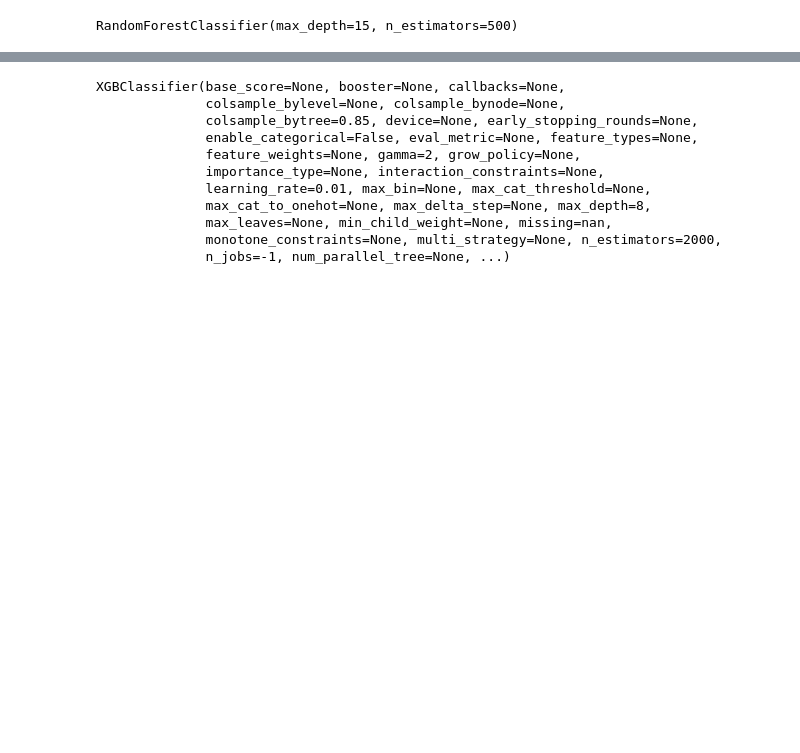
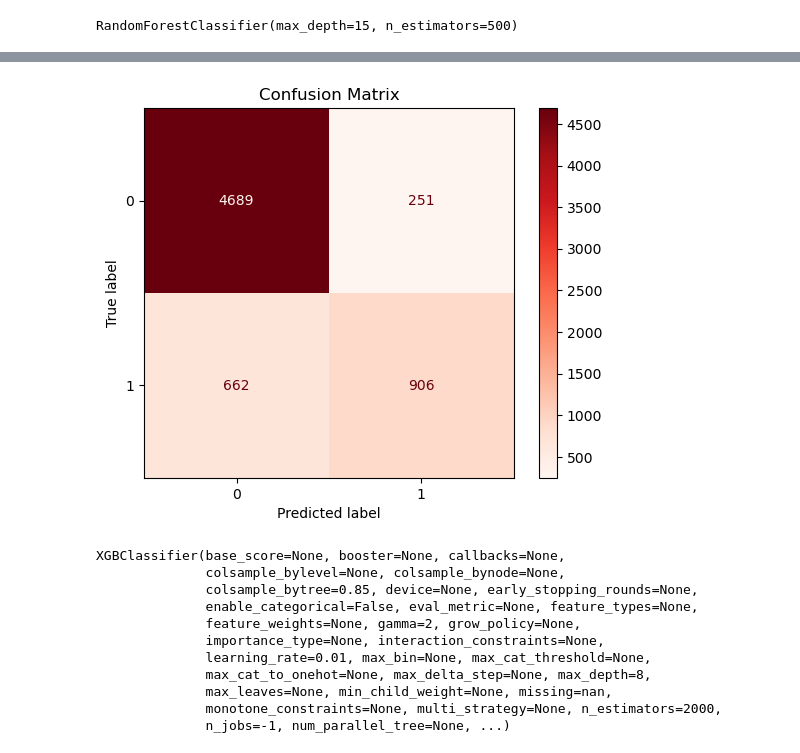
Before and after one commit to AryaRabiee/Adult-Income-Prediction, a Jupyter notebook: adult_income.ipynb, the cells around one changed output, grey strips where cells are left out. Saved outputs shown, nothing was run; the diff lists cells and outputs as text; code cells hidden in the pictures; blank space fills up the shorter version.

```diff
--- a/adult_income.ipynb
+++ b/adult_income.ipynb
@@ -146,3 +179,11 @@ F1_Score :  0.6612665684830633
+# %%
+cm_rfr = confusion_matrix(y_test , rfr_pred)
+disp = ConfusionMatrixDisplay(confusion_matrix=cm_rfr)
+disp.plot(cmap='Reds')
+plt.title('Confusion Matrix')
+plt.show()
+# %% [output]
+[figure, added]
 # %%
 from xgboost import XGBClassifier
 # %%
```
Also changed, not shown: parts of 19 cells of this notebook, 6 other files.
